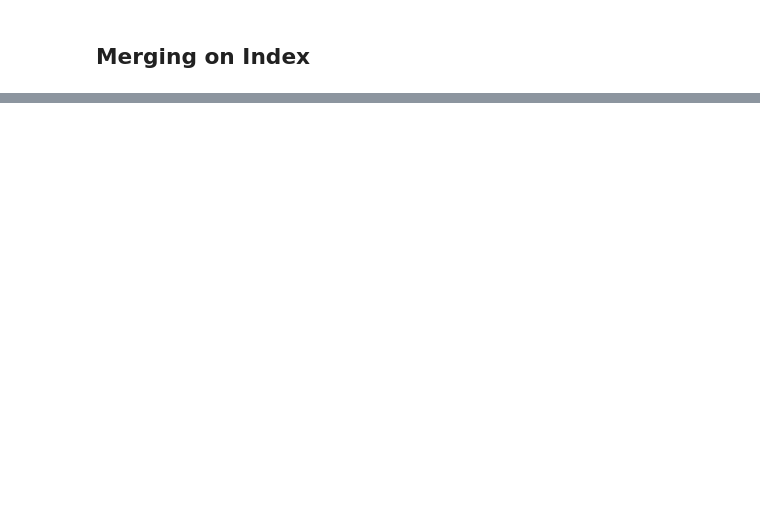
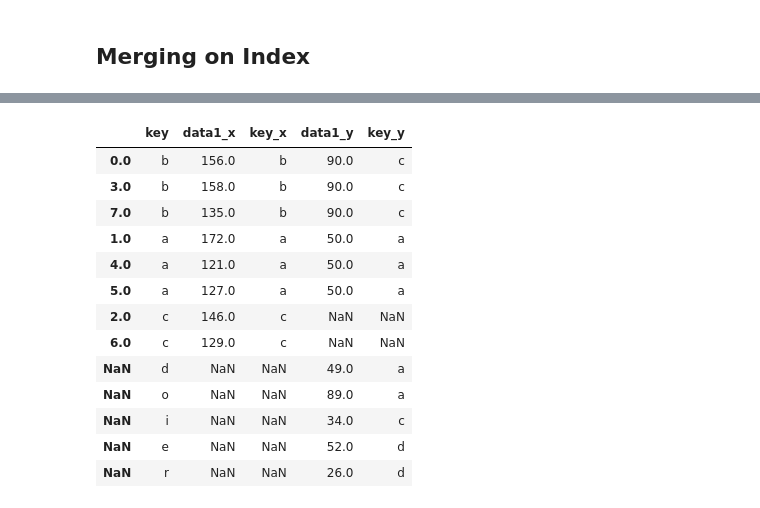
Before and after one commit to dan1dr/master_DS, a Jupyter notebook: Pandas/2.Data_Wrangling.ipynb, the cells around one changed output, grey strips where cells are left out. Drawn from its saved outputs; the diff is of its cells as text; code cells hidden in the pictures; blank space fills up the shorter version.

```diff
--- a/Pandas/2.Data_Wrangling.ipynb
+++ b/Pandas/2.Data_Wrangling.ipynb
@@ -173,0 +174,3 @@ This is the question
+# %%
+right.index = list('abdoier')
+right
@@ -173,0 +186,17 @@ This is the question
+# %%
+left.merge(right, left_on = 'key', right_index = True, how = 'outer')
+# %% [output]
+|  | key | data1_x | key_x | data1_y | key_y |
+| 0.0 | b | 156.0 | b | 90.0 | c |
+| 3.0 | b | 158.0 | b | 90.0 | c |
+| 7.0 | b | 135.0 | b | 90.0 | c |
+| 1.0 | a | 172.0 | a | 50.0 | a |
+| 4.0 | a | 121.0 | a | 50.0 | a |
+| 5.0 | a | 127.0 | a | 50.0 | a |
+| 2.0 | c | 146.0 | c | NaN | NaN |
+| 6.0 | c | 129.0 | c | NaN | NaN |
+| NaN | d | NaN | NaN | 49.0 | a |
+| NaN | o | NaN | NaN | 89.0 | a |
+| NaN | i | NaN | NaN | 34.0 | c |
+| NaN | e | NaN | NaN | 52.0 | d |
+| NaN | r | NaN | NaN | 26.0 | d |
```
Also changed, not shown: parts of 30 cells of this notebook.
